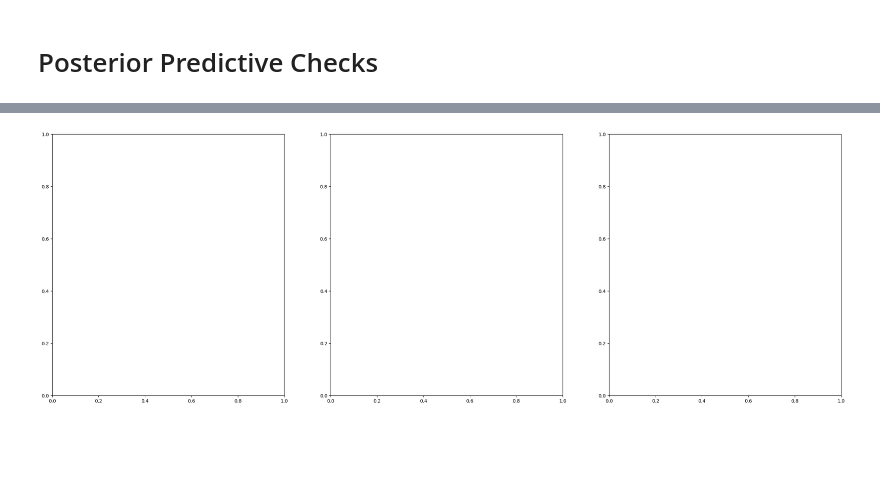
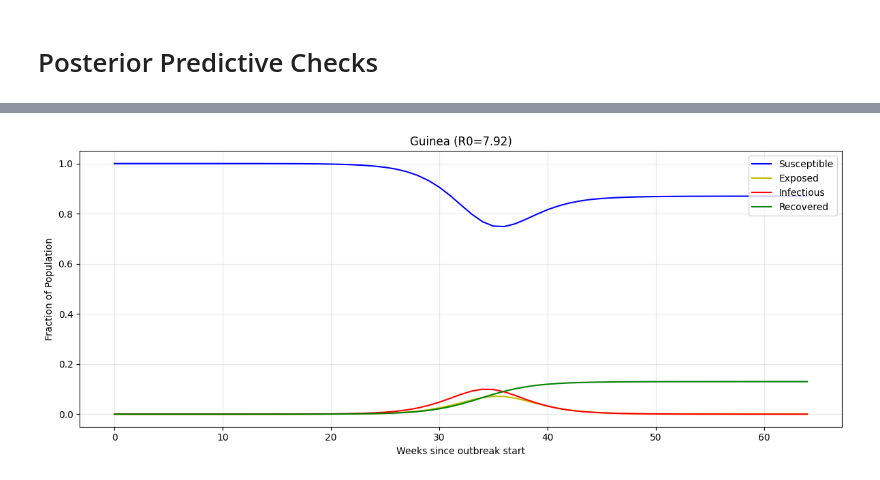
Before and after one commit to Samuelameningayeh/thesis, a Jupyter notebook: synthetic.ipynb, the cells around one changed output, grey strips where cells are left out. Drawn from its saved outputs; the diff is of its cells as text; code cells hidden in the pictures; blank space fills up the shorter version.

```diff
--- a/synthetic.ipynb
+++ b/synthetic.ipynb
@@ -40,8 +40,8 @@ n_regions = 3  # Guinea, Liberia, Sierra Leone
 T = 450  # Time points (days)
 N = [11.5e6, 4.5e6, 6.8e6]  # Population per region
 beta = [0.3, 0.4, 0.35]  # Transmission rate (R0 = beta/gamma)
-sigma = 1/7  # 1/latent period (Ebola: ~10 days) Average value
-gamma = 1/5  # 1/infectious period (Ebola: ~7 days)
+sigma = 1/10  # 1/latent period (Ebola: ~10 days) Average value
+gamma = 1/7  # 1/infectious period (Ebola: ~7 days)
 phi = 10.0  # Negative binomial dispersion parameter
 reporting_rate = 0.8  # Proportion of cases reported
 
@@ -166,12 +166,12 @@ cases = weekly_cases.values  # Shape: (T, 3)
 data = {
     'P': 3,
     'T': len(cases),
-    't0': 0,
+    't0': -1e-3,
     'ts': np.arange(len(cases)),
     'cases': cases,
     'N': [11500000, 4500000, 6800000],
     # 'N': [30000, 500000, 25000]  # Effective population
-    'E0': [1, 1, 1],
+    'E0': [0, 2, 0],
     'I0': [10, 20, 10]
 }
 
@@ -303,37 +307,52 @@ plt.show()
 # %% [markdown]
 # Posterior Predictive Checks
 # %%
+# Get available variables
+print("Available variables:", fit_synth.stan_variables().keys())
 
-S = np.zeros(T)
-E = np.zeros(T)
-I = np.zeros(T)
-R = np.zeros(T)
+# Time points and countries
+weeks = np.arange(fit_synth.stan_variable('incidence').shape[1])  # Number of weeks
+countries = ['Guinea', 'Liberia', 'Sierra Leone']
 
-posterior_patch = fit_synth.draws_pd()
-fig, axes = plt.subplots(1, 3, figsize=(30, 10))
-for p, country in enumerate(countries):
-    for t in range(T):
-        S[t] = posterior_patch[f'y_pred_p[{t+1},1]'].mean()
-        E[t] = posterior_patch[f'y_pred_p[{t+1},2]'].mean()
-        I[t] = posterior_patch[f'y_pred_p[{t+1},3]'].mean()
-        R[t] = posterior_patch[f'y_pred_p[{t+1},4]'].mean()
 
-    # Normalize fitted results
-    S_frac = S / N
-    E_frac = E / N
-    I_frac = I / N
-    R_frac = R / N
 
-    # Fitted
-    axes[p].plot(t, S_frac, label='Susceptible', color='blue')
-    axes[p].plot(t, E_frac, label='Exposed', color='orange')
-    axes[p].plot(t, I_frac, label='Infectious', color='red')
-    axes[p].plot(t, R_frac, label='Recovered', color='green')
+# Plot incidence (infectious) and reconstructed other compartments
+for i, (country) in enumerate(countries):
 
-    plt.title('SEIR Model')
-    plt.xlabel('Time (Weeks)')
-    plt.ylabel('Population')
-    plt.legend()
-    # plt.grid(True)
-plt.show()
+    # Create figure
+    fig, axes = plt.subplots(1, 1, figsize=(12, 5), sharex=True)
+        # Get median incidence
+    incidence = np.median(fit_synth.stan_variable('incidence')[:, :, i], axis=0)
+
+    # Reconstruct approximate compartments (scaled by reporting rate)
+    rho = np.median(fit_synth.stan_variable('rho')[:, i])
+    I = incidence / rho
+    R = np.cumsum(I) * np.median(fit_synth.stan_variable('gamma'))
+    E = np.roll(I, 1) / np.median(fit_synth.stan_variable('sigma'))  # Exposed ~ delayed infectious
+    E[0] = 0
+    S = data['N'][i] - E - I - R
+
+    # Convert to fractions
+    S_frac = S / data['N'][i]
+    E_frac = E / data['N'][i]
+    I_frac = I / data['N'][i]
+    R_frac = R / data['N'][i]
+
+    # Plot
+    plt.plot(weeks, S_frac, 'b', label='Susceptible')
+    plt.plot(weeks, E_frac, 'y', label='Exposed')
+    plt.plot(weeks, I_frac, 'r', label='Infectious')
+    plt.plot(weeks, R_frac, 'g', label='Recovered')
+
+    # Formatting
+    plt.title(f'{country} (R0={np.median(fit_synth.stan_variable("R0")[:, i]):.2f})')
+    plt.ylabel('Fraction of Population')
+    plt.grid(True, alpha=0.3)
+    # ax.set_ylim(0, 1)
+
+    plt.legend(loc='upper right')
+
+    plt.xlabel('Weeks since outbreak start')
+    plt.tight_layout()
+    plt.show()
 # %% [output]
@@ -341 +360 @@ KeyError: 'y_pred_p[1,1]'
-[figure, old version]
+[figure, new version]
```
Also changed, not shown: parts of 11 cells of this notebook, 3 other files.
